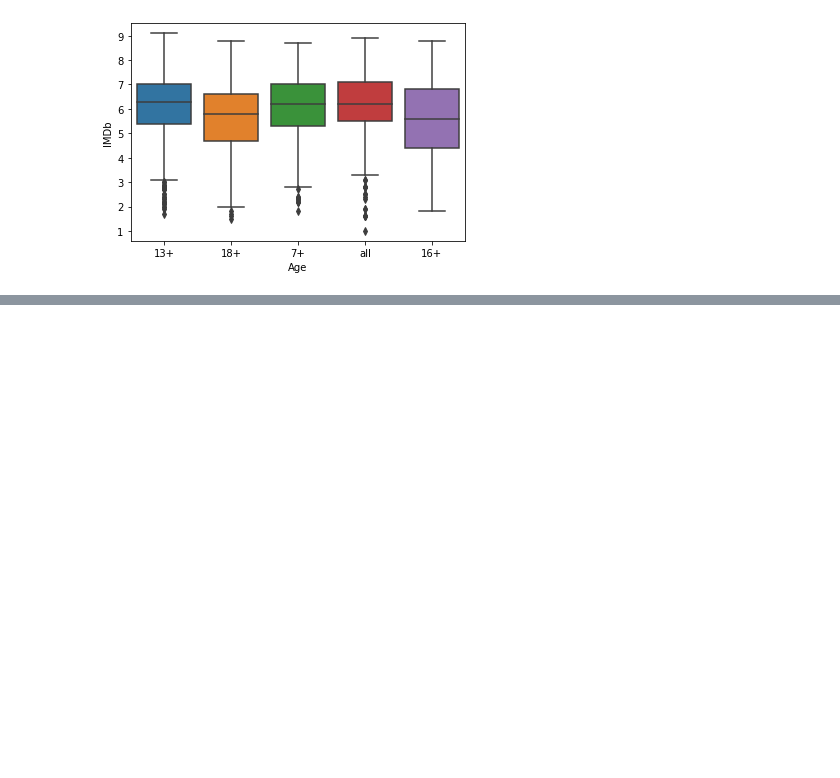
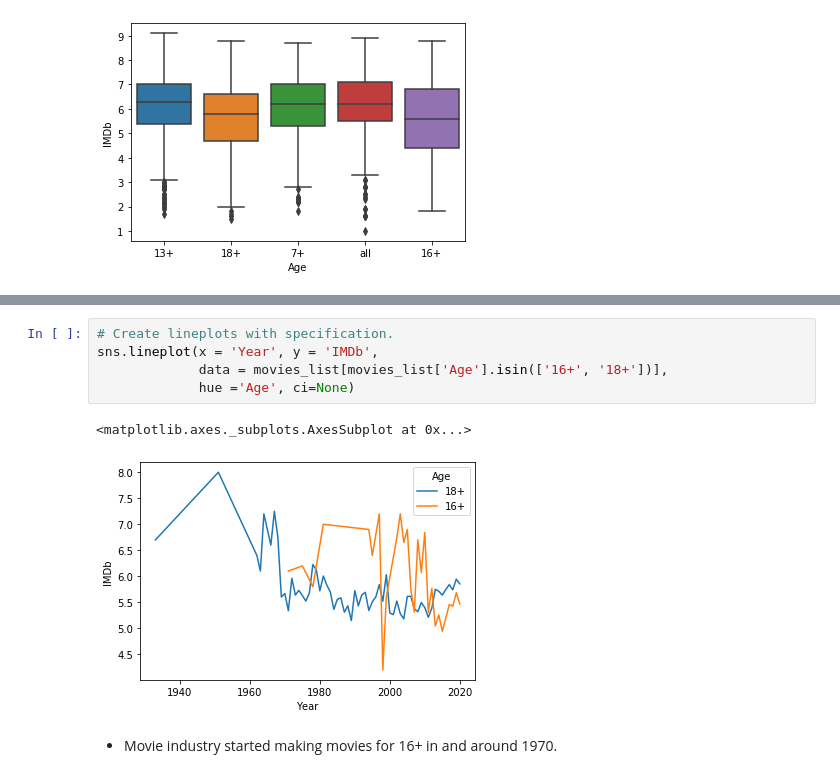
Before and after one commit to rabuhassan/my_python_adventures, a Jupyter notebook: PA419 Creating Plots with Seaborn.ipynb, the cells around one changed output, grey strips where cells are left out. Cells and saved outputs as stored; diff of their text form; blank space fills up the shorter version.

```diff
--- a/PA419 Creating Plots with Seaborn.ipynb
+++ b/PA419 Creating Plots with Seaborn.ipynb
@@ -163,0 +195,10 @@ sns.boxplot(data=movies_list, x='Age', y='IMDb')
+# %%
+# Create lineplots with specification.
+sns.lineplot(x = 'Year', y = 'IMDb',
+             data = movies_list[movies_list['Age'].isin(['16+', '18+'])],
+             hue ='Age', ci=None)
+# %% [output]
+<matplotlib.axes._subplots.AxesSubplot at 0x...>
+[figure, added]
+# %% [markdown]
+* Movie industry started making movies for 16+ in and around 1970.
```
Also changed, not shown: parts of 6 cells of this notebook, 1 other file.
